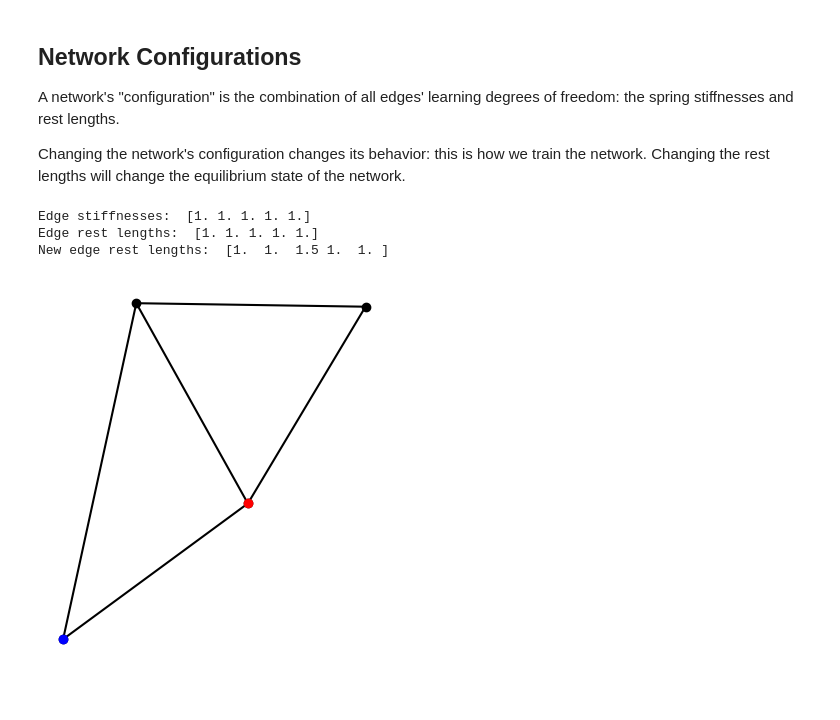
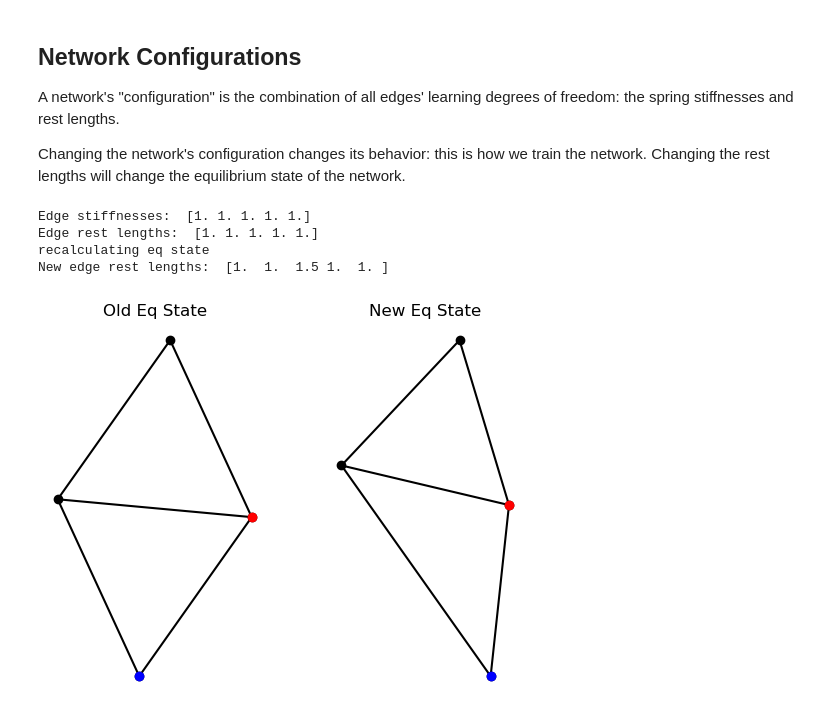
Before and after one commit to laltman2/LearningNetworks, a Jupyter notebook: Tutorial_Demo.ipynb, the cells around one changed output. Cells and saved outputs as stored; diff of their text form; code cells hidden in the pictures; blank space fills up the shorter version.

```diff
--- a/Tutorial_Demo.ipynb
+++ b/Tutorial_Demo.ipynb
@@ -74,13 +74,22 @@ Changing the rest lengths will change the equilibrium state of the network.
 # %%
 print('Edge stiffnesses: ', e.KS)
 print('Edge rest lengths: ', e.RLS)
 
-e.RLS[2] = 1.5
+fig, (ax1, ax2) = plt.subplots(1,2)
+ax1.set_title('Old Eq State')
+e.plot_state(e.x0, ax=ax1)
+
+RLS = e.RLS
+RLS[2] = 1.5
+e.RLS = RLS
+
 
 print('New edge rest lengths: ', e.RLS)
-e.plot_state(e.eq_state(e.x0))
+ax2.set_title('New Eq State')
+e.plot_state(e.x0, ax=ax2)
 # %% [output]
 Edge stiffnesses:  [1. 1. 1. 1. 1.]
 Edge rest lengths:  [1. 1. 1. 1. 1.]
+recalculating eq state
 New edge rest lengths:  [1.  1.  1.5 1.  1. ]
-[figure, old version]
+[figure, new version]
```
Also changed, not shown: parts of 3 cells of this notebook, 1 other file.
